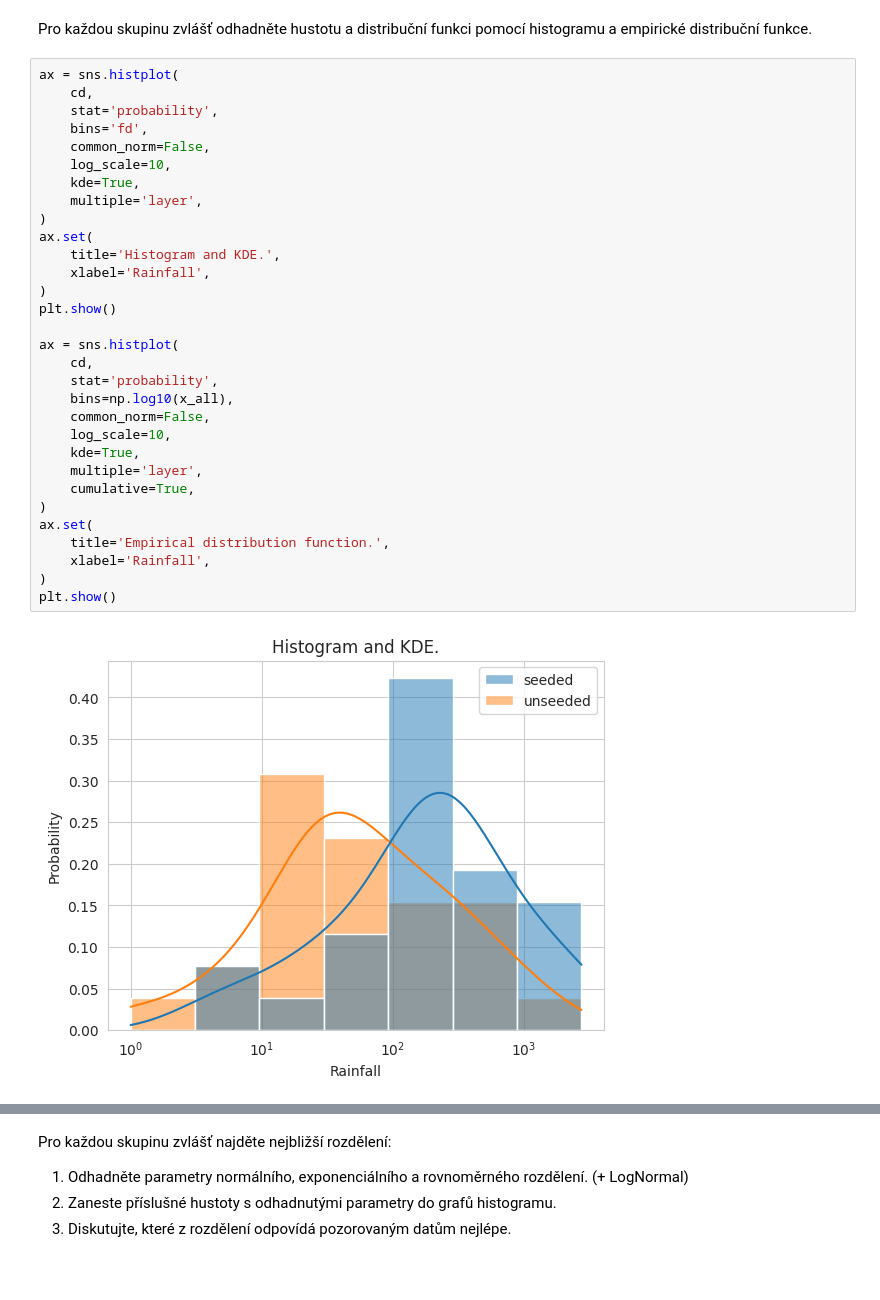
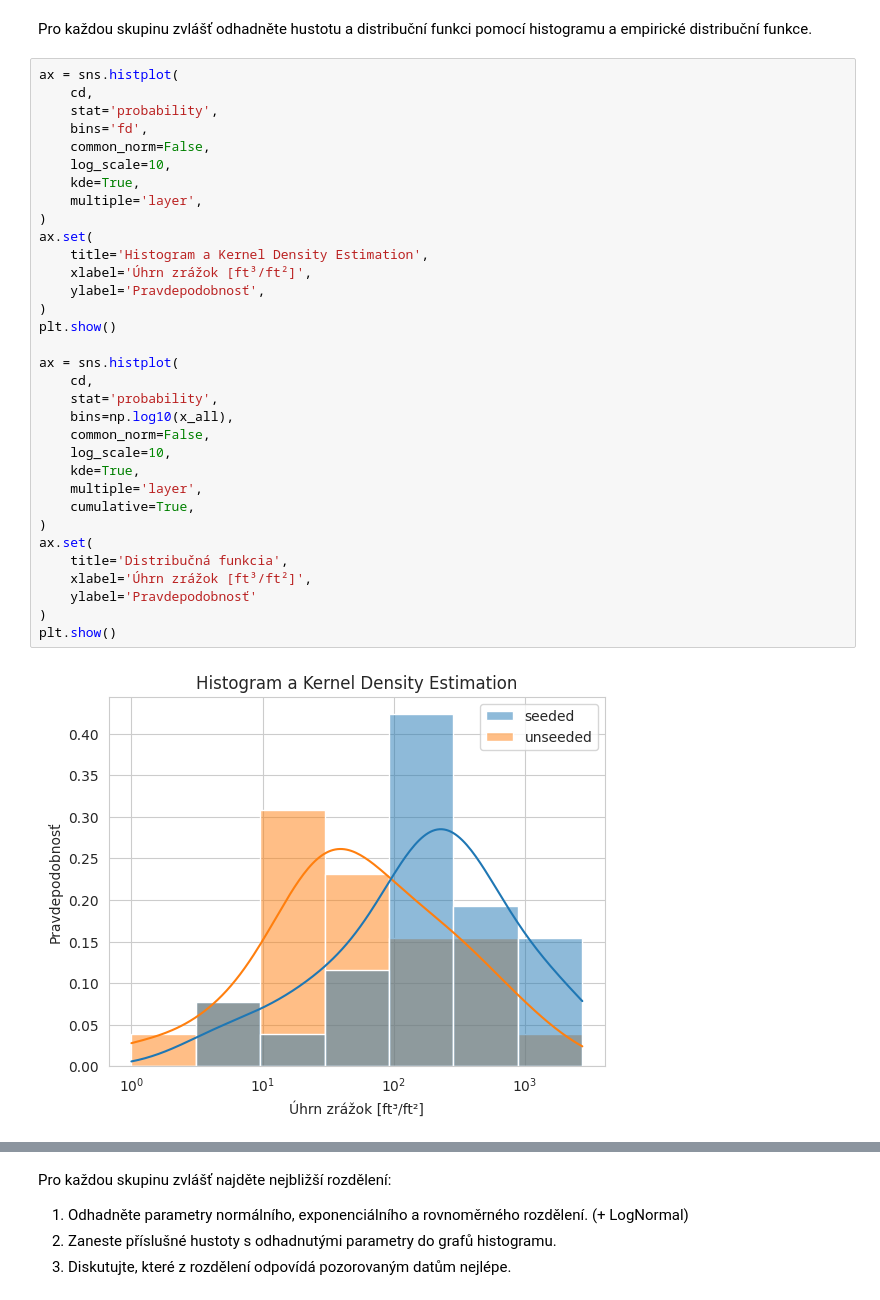
Before and after one commit to Ketchp/PST, a Jupyter notebook: hw.ipynb, the cells around one changed output, grey strips where cells are left out. Saved outputs shown, nothing was run; the diff lists cells and outputs as text; blank space fills up the shorter version.

```diff
--- a/hw.ipynb
+++ b/hw.ipynb
@@ -49,33 +49,35 @@ Pro každou skupinu zvlášť odhadněte hustotu a distribuční funkci pomocí
 # %%
 ax = sns.histplot(
     cd,
     stat='probability',
     bins='fd',
     common_norm=False,
     log_scale=10,
     kde=True,
     multiple='layer',
 )
 ax.set(
-    title='Histogram and KDE.',
-    xlabel='Rainfall',
+    title='Histogram a Kernel Density Estimation',
+    xlabel='Úhrn zrážok [ft³/ft²]',
+    ylabel='Pravdepodobnosť',
 )
 plt.show()
 
 ax = sns.histplot(
     cd,
     stat='probability',
     bins=np.log10(x_all),
     common_norm=False,
     log_scale=10,
     kde=True,
     multiple='layer',
     cumulative=True,
 )
 ax.set(
-    title='Empirical distribution function.',
-    xlabel='Rainfall',
+    title='Distribučná funkcia',
+    xlabel='Úhrn zrážok [ft³/ft²]',
+    ylabel='Pravdepodobnosť'
 )
 plt.show()
 # %% [output]
-[figure, old version]
+[figure, new version]
```
Also changed, not shown: parts of 8 cells of this notebook, 8 other files.
